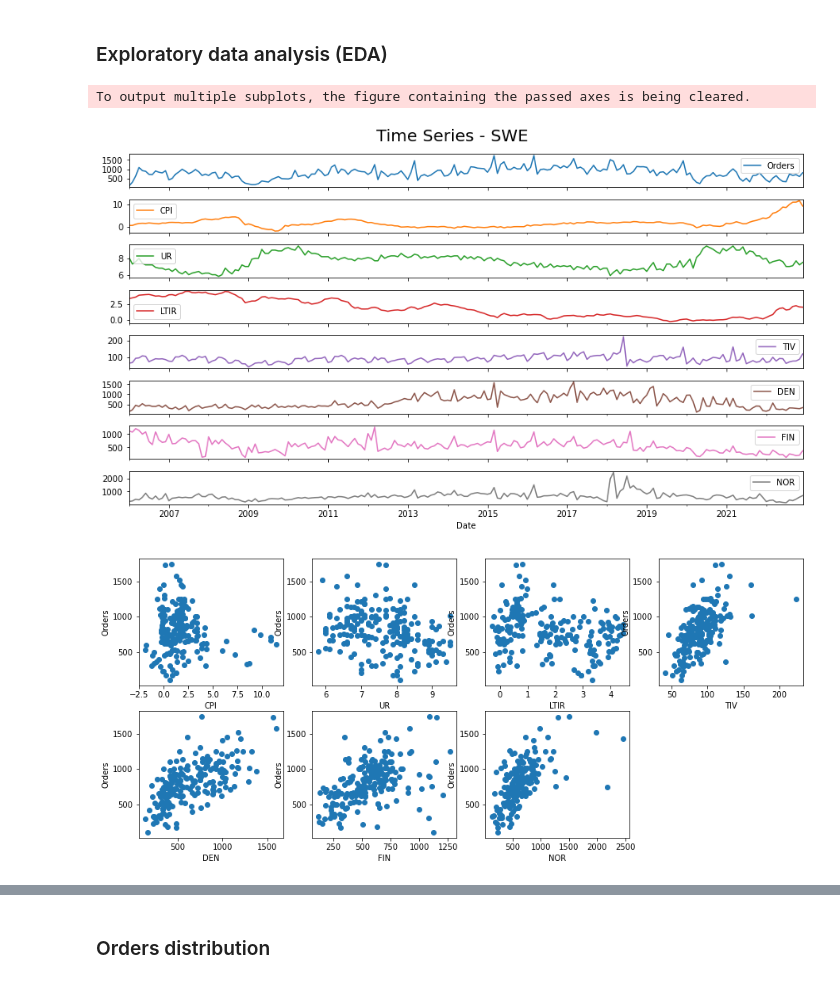
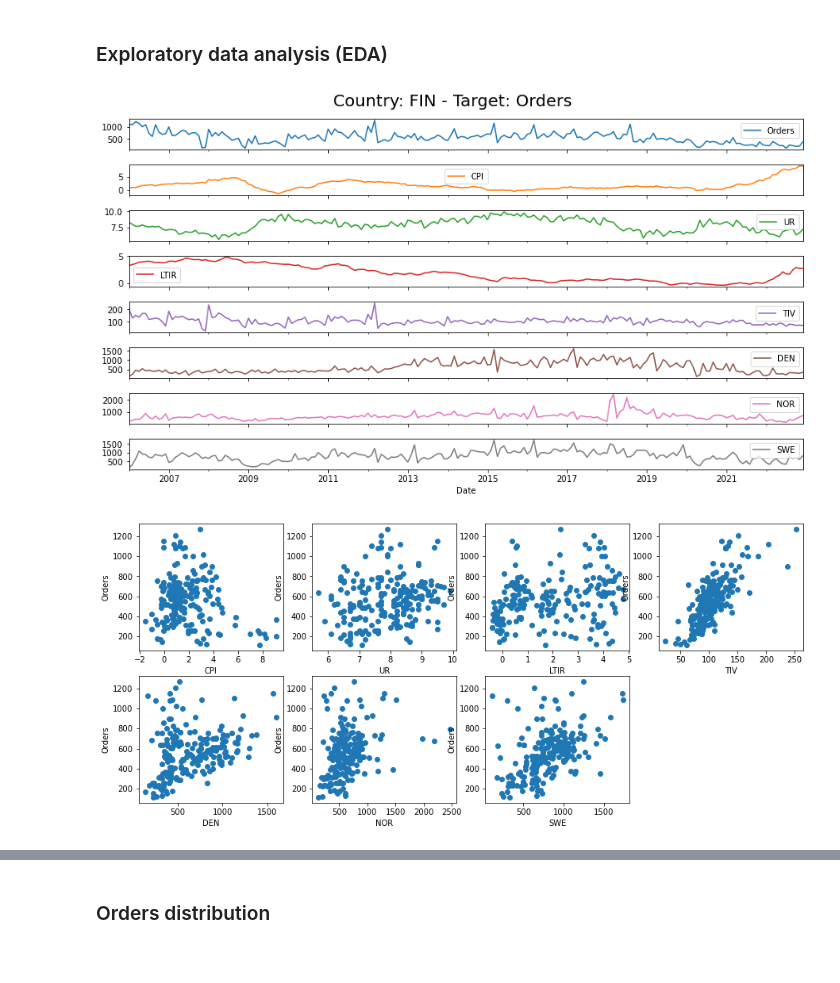
Before and after one commit to martinel-UAS/projects, a Jupyter notebook: 5. Master_thesis/1.Master_thesis.ipynb, the cells around one changed output, grey strips where cells are left out. Saved outputs shown, nothing was run; the diff lists cells and outputs as text; code cells hidden in the pictures.

```diff
--- a/5. Master_thesis/1.Master_thesis.ipynb
+++ b/5. Master_thesis/1.Master_thesis.ipynb
@@ -56,7 +56,7 @@ from pmdarima import auto_arima
 #pio.renderers.default = "svg"
 # %%
 # Select country in analysis ('FIN', 'DEN', 'NOR', 'SWE')
-country = 'SWE'
+country = 'FIN'
 
 # Dependant variable (Orders or TIV)
 dep_var = 'Orders'
@@ -133,6 +132,6 @@ if include_nordics:
         sharex   = True,
         ax       = ax,
     )
-    fig.suptitle('Orders by country - NORDICS', fontsize=20)
+    fig.suptitle(dep_var + ' by country - NORDICS', fontsize=20)
     fig.tight_layout();
 # %% [output]
@@ -174,17 +172,16 @@ df_original = df.copy()
 # %%
 # Plot time series
 fig, ax = plt.subplots(figsize=(12, 7))
 df.plot(
     legend   = True,
     subplots = True,
     sharex   = True,
     ax       = ax,
 )
-fig.suptitle('Time Series - ' + country, fontsize=20)
+fig.suptitle('Country: ' + country + ' - Target: ' + dep_var, fontsize=20)
 fig.tight_layout();
 # %% [output]
-To output multiple subplots, the figure containing the passed axes is being cleared.
-[figure, old version]
+[figure, new version]
 # %%
 # Define a function to plot the scatterplots of the relationships between
 # all independent variables and the dependent variable
@@ -209,7 +206,7 @@ def plot_relationships(df, num_cols):
 
 plot_relationships(df,4)
 # %% [output]
-[figure, old version]
+[figure, new version]
 # %%
 # Plot the correlations as a heatmap
 plt.figure(figsize=(10, 8))
```
Also changed, not shown: parts of 33 cells of this notebook.
